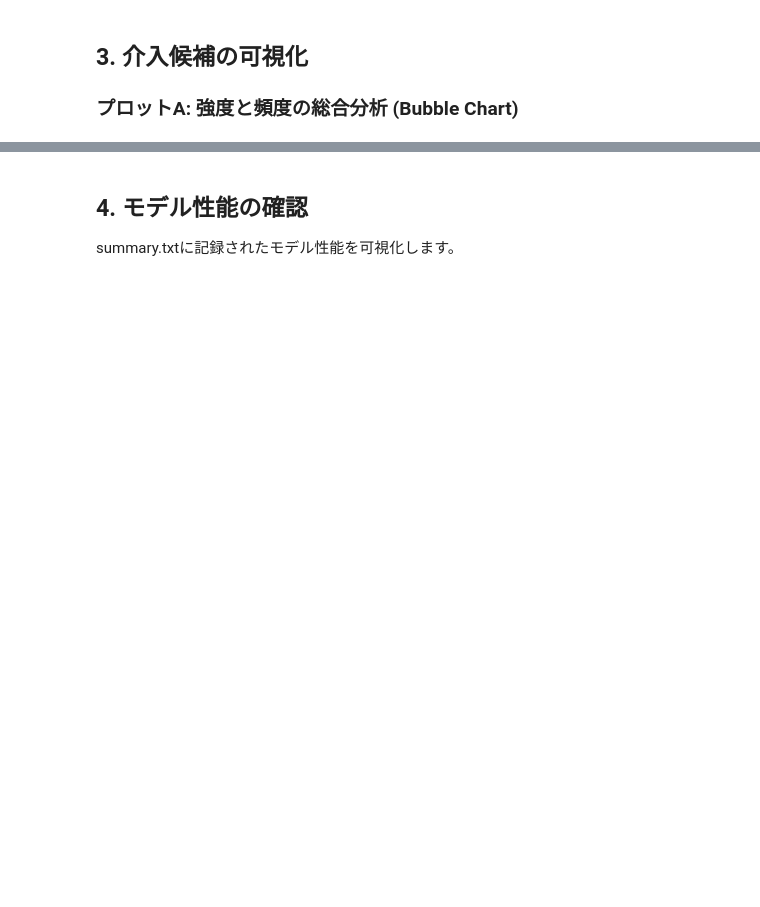
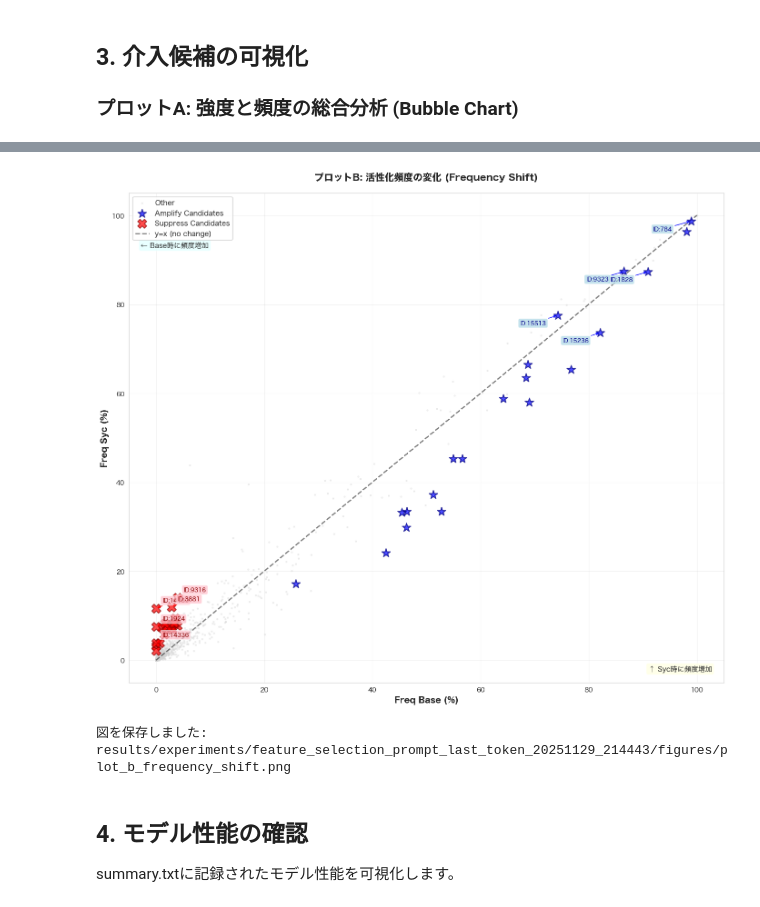
Before and after one commit to Itsuki966/sae_shap, a Jupyter notebook: step3_visualization.ipynb, the cells around one changed output, grey strips where cells are left out. Cells and saved outputs as stored; diff of their text form; code cells hidden in the pictures; blank space fills up the shorter version.

```diff
--- a/step3_visualization.ipynb
+++ b/step3_visualization.ipynb
@@ -22,0 +25,11 @@ plt.rcParams['font.size'] = 10
+# %%
+# 日本語フォントを明示的に設定
+plt.rcParams['font.sans-serif'] = ['Hiragino Sans', 'YuGothic', 'IPAexGothic', 'DejaVu Sans']
+plt.rcParams['font.family'] = 'sans-serif'
+plt.rcParams['axes.unicode_minus'] = False  # マイナス記号の文字化け対策
+
+# スタイル設定
+sns.set_style("whitegrid")
+plt.rcParams['figure.figsize'] = (14, 8)
+
+print("使用中のフォント:", plt.rcParams['font.sans-serif'][0])
@@ -22,0 +38,16 @@ plt.rcParams['font.size'] = 10
+# %%
+# フォントキャッシュをクリアして再構築
+import matplotlib.font_manager as fm
+import matplotlib.pyplot as plt
+
+# フォントキャッシュを削除
+fm._load_fontmanager(try_read_cache=False)
+
+# 日本語フォントを設定
+plt.rcParams['font.sans-serif'] = ['Hiragino Sans', 'YuGothic', 'IPAexGothic']
+plt.rcParams['font.family'] = 'sans-serif'
+plt.rcParams['axes.unicode_minus'] = False
+
+print("フォント設定完了")
+print("現在のfont.sans-serif:", plt.rcParams['font.sans-serif'])
+print("現在のfont.family:", plt.rcParams['font.family'])
@@ -268,34 +344,37 @@ for idx, row in top_amplify.iterrows():
         arrowprops=dict(arrowstyle='->', color='blue', lw=1)
     )
 
 # 軸ラベルとタイトル
 ax.set_xlabel('Freq Base (%)', fontsize=13, fontweight='bold')
 ax.set_ylabel('Freq Syc (%)', fontsize=13, fontweight='bold')
 ax.set_title('プロットB: 活性化頻度の変化 (Frequency Shift)', fontsize=15, fontweight='bold', pad=20)
 
 # 凡例
 ax.legend(loc='upper left', fontsize=11, framealpha=0.9)
 
 # グリッド
 ax.grid(True, alpha=0.3)
 
 # 領域の説明
 ax.text(0.98, 0.02, '↑ Syc時に頻度増加',
         transform=ax.transAxes, fontsize=11,
         verticalalignment='bottom', horizontalalignment='right',
         bbox=dict(boxstyle='round', facecolor='lightyellow', alpha=0.7))
 
-ax.text(0.02, 0.98, '← Base時に頻度増加',
+ax.text(0.02, 0.9, '← Base時に頻度増加',
         transform=ax.transAxes, fontsize=11,
         verticalalignment='top', horizontalalignment='left',
         bbox=dict(boxstyle='round', facecolor='lightcyan', alpha=0.7))
 
 plt.tight_layout()
 plt.show()
 
 # 図を保存
 fig.savefig(result_dir / "figures" / "plot_b_frequency_shift.png", dpi=300, bbox_inches='tight')
 print(f"図を保存しました: {result_dir / 'figures' / 'plot_b_frequency_shift.png'}")
+# %% [output]
+[figure, added]
+図を保存しました: results/experiments/feature_selection_prompt_last_token_20251129_214443/figures/plot_b_frequency_shift.png
 # %% [markdown]
 ## 4. モデル性能の確認
 
```
Also changed, not shown: parts of 14 cells of this notebook.
